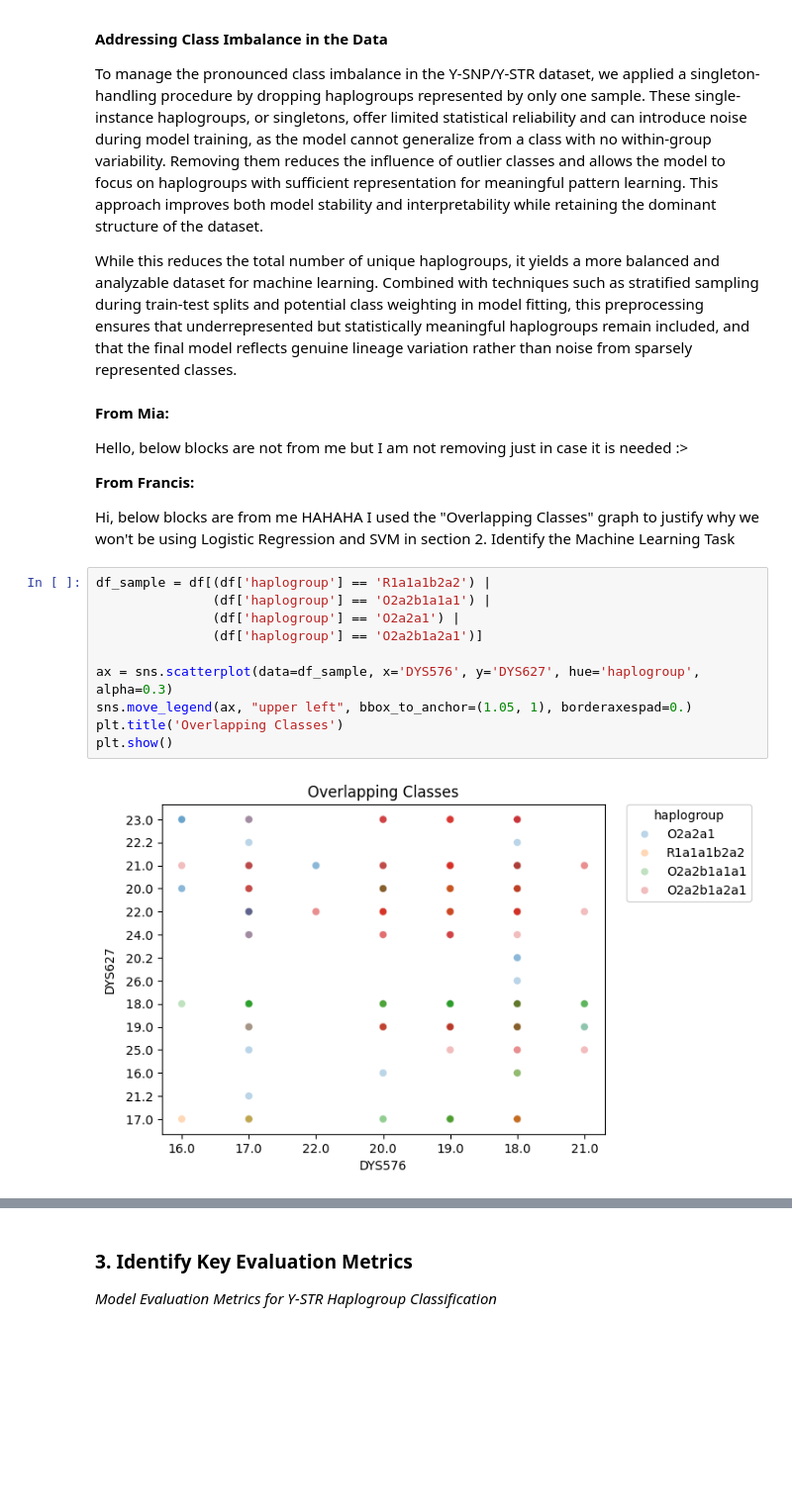
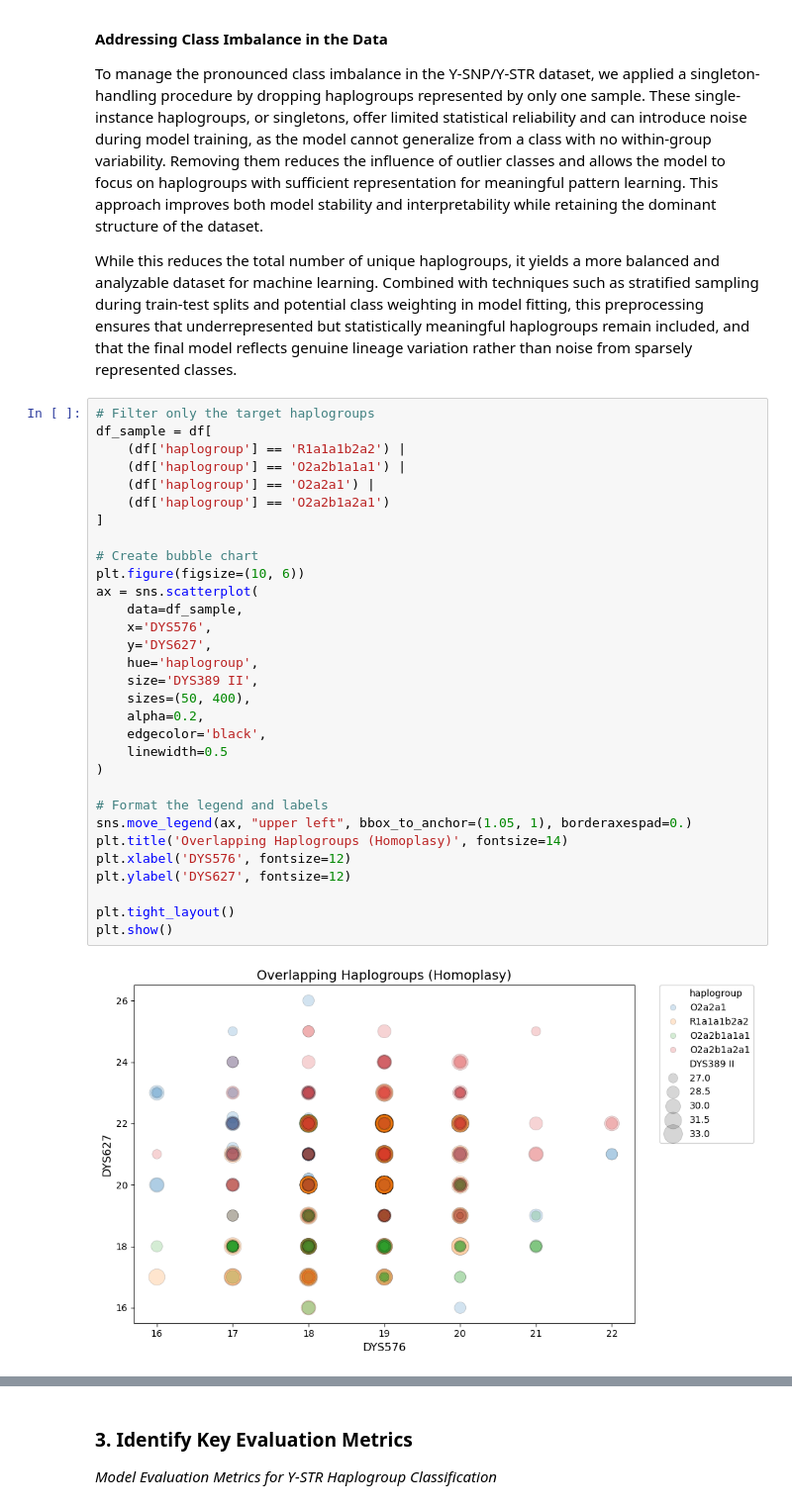
Before and after one commit to kibindy/LT8_final_project, a Jupyter notebook: LT8_Final_Project_Notebook.ipynb, the cells around one changed output, grey strips where cells are left out. Shown at 99% size. Drawn from its saved outputs; the diff is of its cells as text; blank space fills up the shorter version.

```diff
--- a/LT8_Final_Project_Notebook.ipynb
+++ b/LT8_Final_Project_Notebook.ipynb
@@ -242,24 +244,37 @@ While such imbalance is expected due to historical demographic expansions, found
 To manage the pronounced class imbalance in the Y-SNP/Y-STR dataset, we applied a singleton-handling procedure by dropping haplogroups represented by only one sample. These single-instance haplogroups, or singletons, offer limited statistical reliability and can introduce noise during model training, as the model cannot generalize from a class with no within-group variability. Removing them reduces the influence of outlier classes and allows the model to focus on haplogroups with sufficient representation for meaningful pattern learning. This approach improves both model stability and interpretability while retaining the dominant structure of the dataset.
 
 While this reduces the total number of unique haplogroups, it yields a more balanced and analyzable dataset for machine learning. Combined with techniques such as stratified sampling during train-test splits and potential class weighting in model fitting, this preprocessing ensures that underrepresented but statistically meaningful haplogroups remain included, and that the final model reflects genuine lineage variation rather than noise from sparsely represented classes.
-# %% [markdown]
-<b> From Mia: </b>
-
-Hello, below blocks are not from me but I am not removing just in case it is needed :>
-
-<b>From Francis:</b>
-
-Hi, below blocks are from me HAHAHA I used the "Overlapping Classes" graph to justify why we won't be using Logistic Regression and SVM in section 2. Identify the Machine Learning Task
-# %%
-df_sample = df[(df['haplogroup'] == 'R1a1a1b2a2') |
-               (df['haplogroup'] == 'O2a2b1a1a1') |
-               (df['haplogroup'] == 'O2a2a1') |
-               (df['haplogroup'] == 'O2a2b1a2a1')]
-
-ax = sns.scatterplot(data=df_sample, x='DYS576', y='DYS627', hue='haplogroup', alpha=0.3)
-sns.move_legend(ax, "upper left", bbox_to_anchor=(1.05, 1), borderaxespad=0.)
-plt.title('Overlapping Classes')
-plt.show()
-# %% [output]
-[figure, removed]
+# %%
+# Filter only the target haplogroups
+df_sample = df[
+    (df['haplogroup'] == 'R1a1a1b2a2') |
+    (df['haplogroup'] == 'O2a2b1a1a1') |
+    (df['haplogroup'] == 'O2a2a1') |
+    (df['haplogroup'] == 'O2a2b1a2a1')
+]
+
+# Create bubble chart
+plt.figure(figsize=(10, 6))
+ax = sns.scatterplot(
+    data=df_sample,
+    x='DYS576',
+    y='DYS627',
+    hue='haplogroup',
+    size='DYS389 II',
+    sizes=(50, 400),
+    alpha=0.2,
+    edgecolor='black',
+    linewidth=0.5
+)
+
+# Format the legend and labels
+sns.move_legend(ax, "upper left", bbox_to_anchor=(1.05, 1), borderaxespad=0.)
+plt.title('Overlapping Haplogroups (Homoplasy)', fontsize=14)
+plt.xlabel('DYS576', fontsize=12)
+plt.ylabel('DYS627', fontsize=12)
+
+plt.tight_layout()
+plt.show()
+# %% [output]
+[figure, added]
 # %% [markdown]
```
Also changed, not shown: parts of 23 cells of this notebook.
